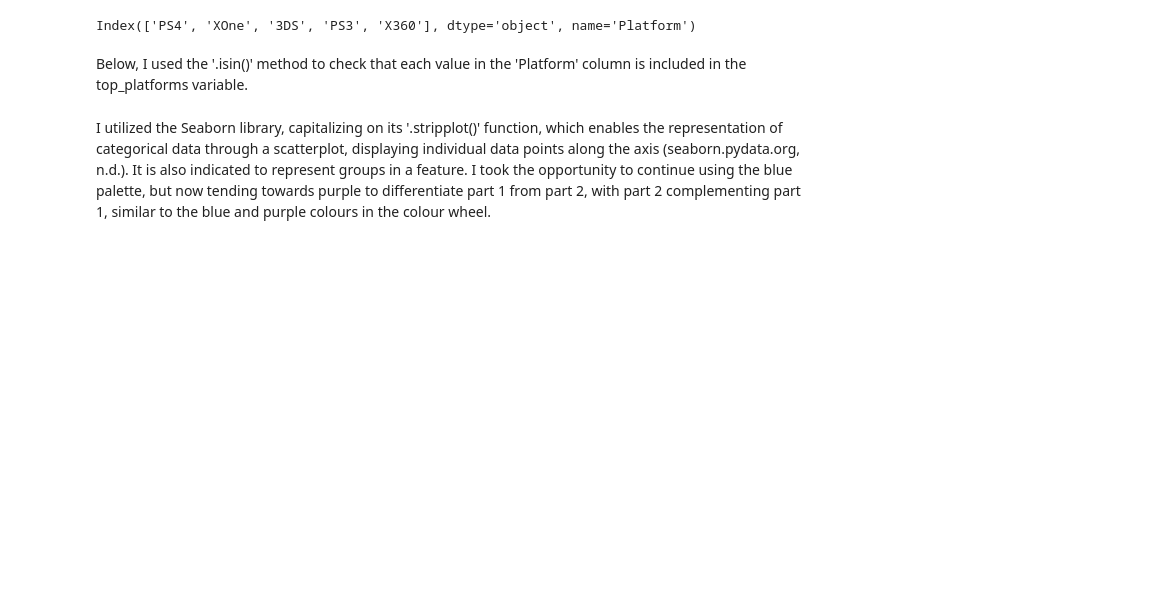
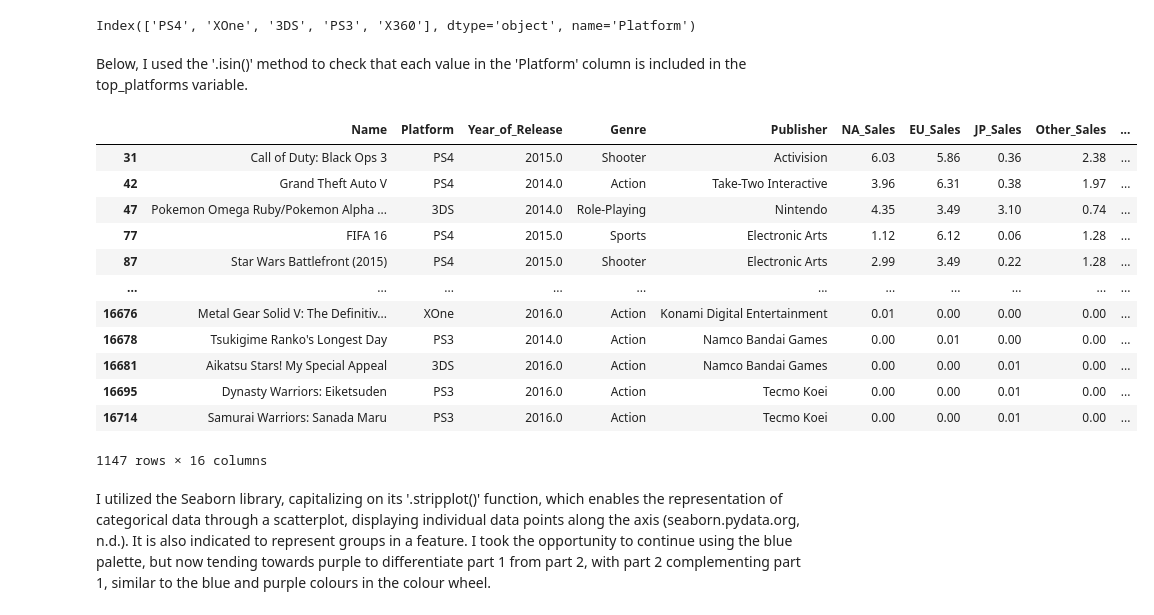
Before and after one commit to Daniela-MB/Data_visualisation_video_games_analysis, a Jupyter notebook: DanielaMarianoBarreto_DVizHDip_CA1.ipynb, the cells around one changed output. Saved outputs shown, nothing was run; the diff lists cells and outputs as text; code cells hidden in the pictures; blank space fills up the shorter version.

Commit message:
data cleaning correction

```diff
--- a/DanielaMarianoBarreto_DVizHDip_CA1.ipynb
+++ b/DanielaMarianoBarreto_DVizHDip_CA1.ipynb
@@ -888,6 +914,21 @@ Index(['PS4', 'XOne', '3DS', 'PS3', 'X360'], dtype='object', name='Platform')
 Below, I used the '.isin()' method to check that each value in the 'Platform' column is included in the top_platforms variable.
 # %%
 filtered_data = games_from2014[games_from2014['Platform'].isin(top_platforms)]
+filtered_data
+# %% [output]
+|  | Name | Platform | Year_of_Release | Genre | Publisher | NA_Sales | EU_Sales | JP_Sales | Other_Sales | ... |
+| 31 | Call of Duty: Black Ops 3 | PS4 | 2015.0 | Shooter | Activision | 6.03 | 5.86 | 0.36 | 2.38 | ... |
+| 42 | Grand Theft Auto V | PS4 | 2014.0 | Action | Take-Two Interactive | 3.96 | 6.31 | 0.38 | 1.97 | ... |
+| 47 | Pokemon Omega Ruby/Pokemon Alpha ... | 3DS | 2014.0 | Role-Playing | Nintendo | 4.35 | 3.49 | 3.10 | 0.74 | ... |
+| 77 | FIFA 16 | PS4 | 2015.0 | Sports | Electronic Arts | 1.12 | 6.12 | 0.06 | 1.28 | ... |
+| 87 | Star Wars Battlefront (2015) | PS4 | 2015.0 | Shooter | Electronic Arts | 2.99 | 3.49 | 0.22 | 1.28 | ... |
+| ... | ... | ... | ... | ... | ... | ... | ... | ... | ... | ... |
+| 16676 | Metal Gear Solid V: The Definitiv... | XOne | 2016.0 | Action | Konami Digital Entertainment | 0.01 | 0.00 | 0.00 | 0.00 | ... |
+| 16678 | Tsukigime Ranko's Longest Day | PS3 | 2014.0 | Action | Namco Bandai Games | 0.00 | 0.01 | 0.00 | 0.00 | ... |
+| 16681 | Aikatsu Stars! My Special Appeal | 3DS | 2016.0 | Action | Namco Bandai Games | 0.00 | 0.00 | 0.01 | 0.00 | ... |
+| 16695 | Dynasty Warriors: Eiketsuden | PS3 | 2016.0 | Action | Tecmo Koei | 0.00 | 0.00 | 0.01 | 0.00 | ... |
+| 16714 | Samurai Warriors: Sanada Maru | PS3 | 2016.0 | Action | Tecmo Koei | 0.00 | 0.00 | 0.01 | 0.00 | ... |
+1147 rows × 16 columns
 # %% [markdown]
 I utilized the Seaborn library, capitalizing on its '.stripplot()' function, which enables the representation of categorical data through a scatterplot, displaying individual data points along the axis (seaborn.pydata.org, n.d.). It is also indicated to represent groups in a feature. I took the opportunity to continue using the blue palette, but now tending towards purple to differentiate part 1 from part 2, with part 2 complementing part 1, similar to the blue and purple colours in the colour wheel.
 # %%
```
Also changed, not shown: parts of 24 cells of this notebook.
